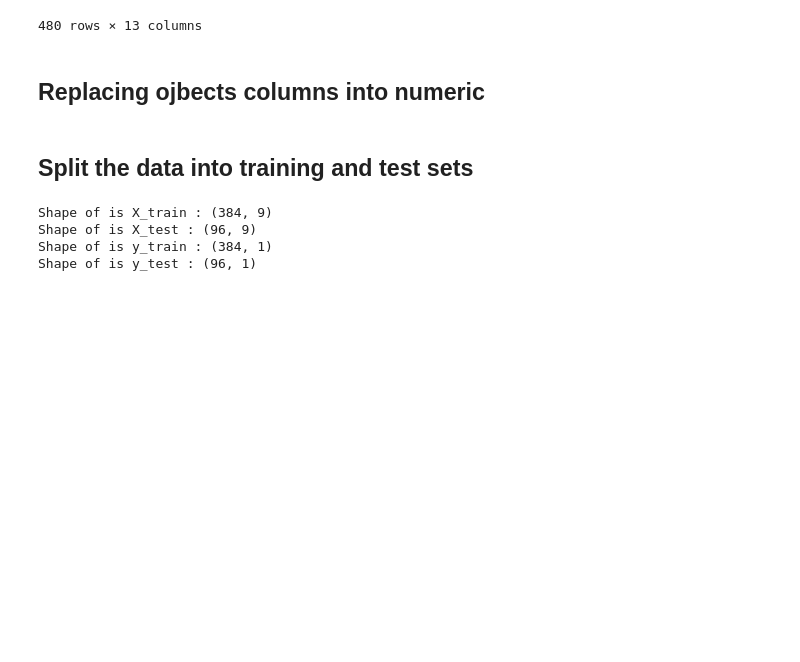
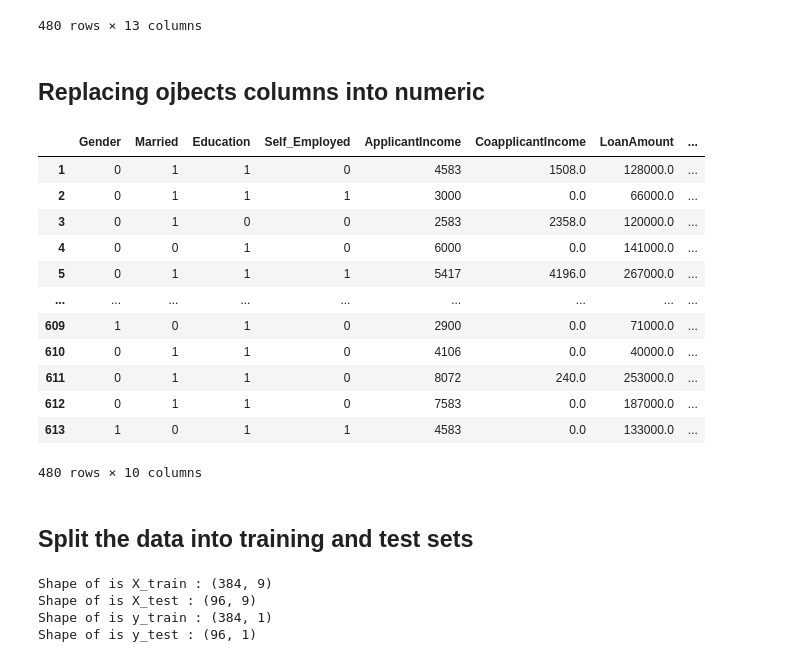
Before and after one commit to BharateshNS/LoanEligibility, a Jupyter notebook: Loan Eligibility Analysis & Model.ipynb, the cells around one changed output. Drawn from its saved outputs; the diff is of its cells as text; code cells hidden in the pictures; blank space fills up the shorter version.

```diff
--- a/Loan Eligibility Analysis & Model.ipynb
+++ b/Loan Eligibility Analysis & Model.ipynb
@@ -215,6 +215,26 @@ loan_data_1['Loan_Status'].replace({'N': 0, 'Y': 1}, inplace=True)
 # Removing  the un neccesorry columns
 
 loan_data_2 = loan_data_1.drop(['Loan_ID','Dependents','Property_Area'],axis=1)
+# %%
+# Converting loan ammount and term
+loan_data_2['LoanAmount'] *= 1000
+loan_data_2['Loan_Amount_Term']/= 12
+# %%
+loan_data_2
+# %% [output]
+|  | Gender | Married | Education | Self_Employed | ApplicantIncome | CoapplicantIncome | LoanAmount | ... |
+| 1 | 0 | 1 | 1 | 0 | 4583 | 1508.0 | 128000.0 | ... |
+| 2 | 0 | 1 | 1 | 1 | 3000 | 0.0 | 66000.0 | ... |
+| 3 | 0 | 1 | 0 | 0 | 2583 | 2358.0 | 120000.0 | ... |
+| 4 | 0 | 0 | 1 | 0 | 6000 | 0.0 | 141000.0 | ... |
+| 5 | 0 | 1 | 1 | 1 | 5417 | 4196.0 | 267000.0 | ... |
+| ... | ... | ... | ... | ... | ... | ... | ... | ... |
+| 609 | 1 | 0 | 1 | 0 | 2900 | 0.0 | 71000.0 | ... |
+| 610 | 0 | 1 | 1 | 0 | 4106 | 0.0 | 40000.0 | ... |
+| 611 | 0 | 1 | 1 | 0 | 8072 | 240.0 | 253000.0 | ... |
+| 612 | 0 | 1 | 1 | 0 | 7583 | 0.0 | 187000.0 | ... |
+| 613 | 1 | 0 | 1 | 1 | 4583 | 0.0 | 133000.0 | ... |
+480 rows × 10 columns
 # %%
 # Splitting the dependent and independent variables
 
```
Also changed, not shown: parts of 10 cells of this notebook, 3 other files.
